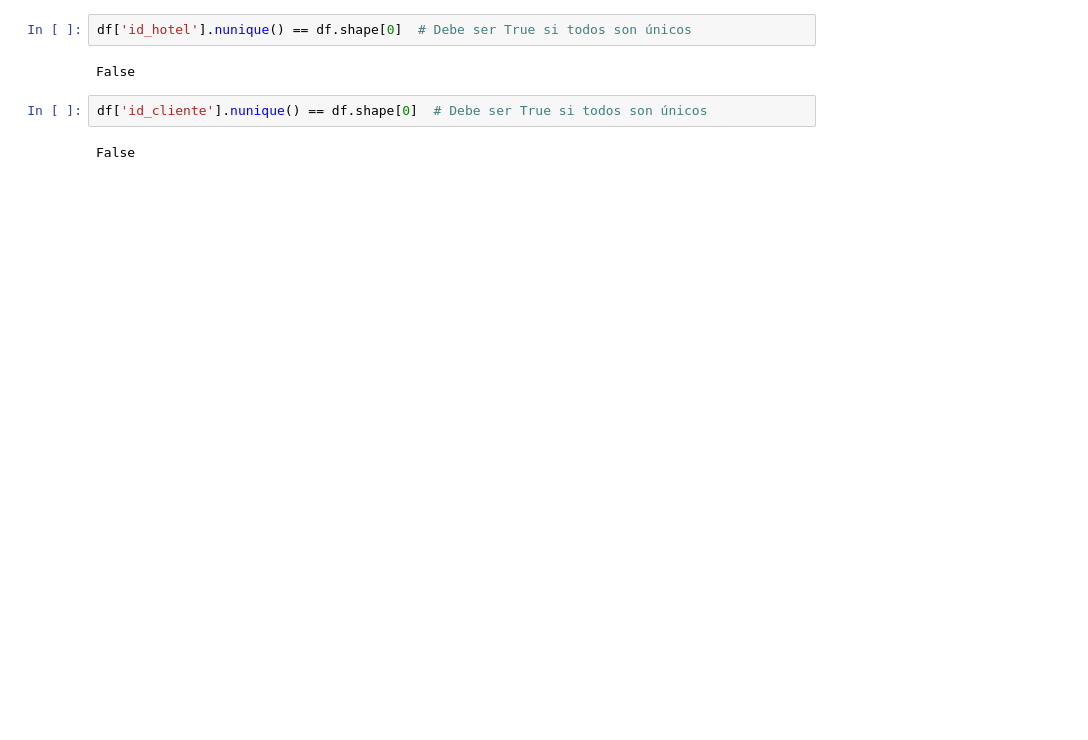
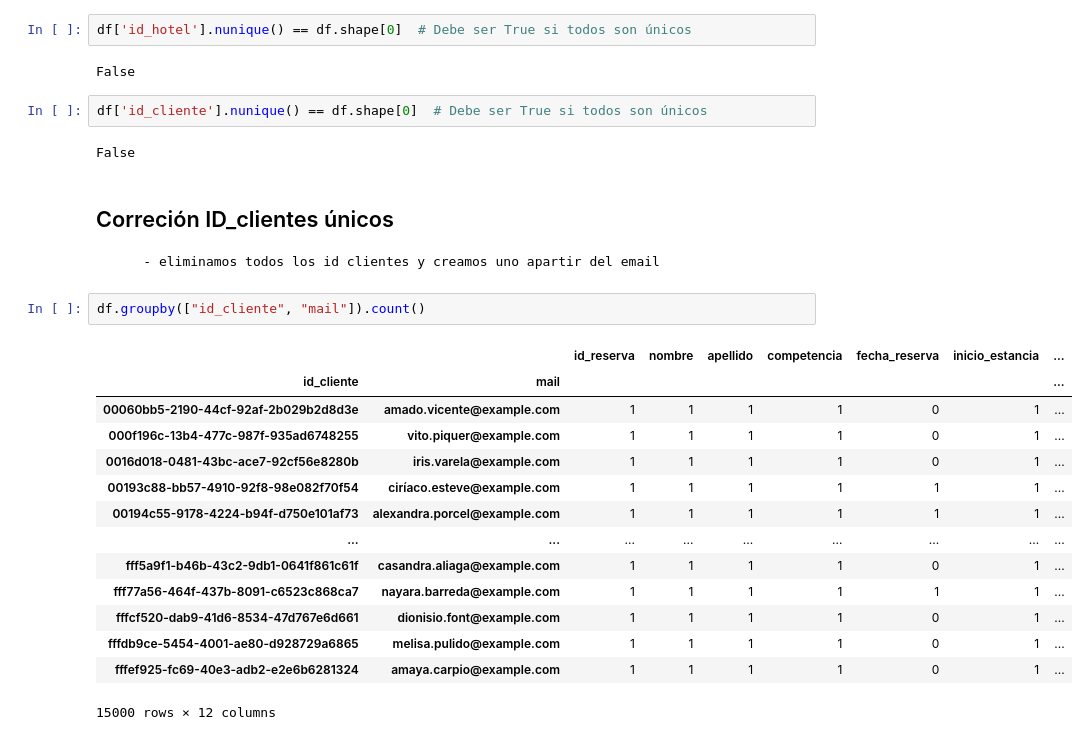
Before and after one commit to marta-ba/ETL_IBIShotels, a Jupyter notebook: jupyters/eda.ipynb, the cells around one changed output. Saved outputs shown, nothing was run; the diff lists cells and outputs as text; blank space fills up the shorter version.

```diff
--- a/jupyters/eda.ipynb
+++ b/jupyters/eda.ipynb
@@ -502,3 +447,24 @@ False
 df['id_cliente'].nunique() == df.shape[0]  # Debe ser True si todos son únicos
 # %% [output]
 False
+# %% [markdown]
+## Correción ID_clientes únicos
+
+        - eliminamos todos los id clientes y creamos uno apartir del email
+# %%
+df.groupby(["id_cliente", "mail"]).count()
+# %% [output]
+|  |  | id_reserva | nombre | apellido | competencia | fecha_reserva | inicio_estancia | ... |
+| id_cliente | mail |  |  |  |  |  |  | ... |
+| 00060bb5-2190-44cf-92af-2b029b2d8d3e | amado.vicente@example.com | 1 | 1 | 1 | 1 | 0 | 1 | ... |
+| 000f196c-13b4-477c-987f-935ad6748255 | vito.piquer@example.com | 1 | 1 | 1 | 1 | 0 | 1 | ... |
+| 0016d018-0481-43bc-ace7-92cf56e8280b | iris.varela@example.com | 1 | 1 | 1 | 1 | 0 | 1 | ... |
+| 00193c88-bb57-4910-92f8-98e082f70f54 | ciríaco.esteve@example.com | 1 | 1 | 1 | 1 | 1 | 1 | ... |
+| 00194c55-9178-4224-b94f-d750e101af73 | alexandra.porcel@example.com | 1 | 1 | 1 | 1 | 1 | 1 | ... |
+| ... | ... | ... | ... | ... | ... | ... | ... | ... |
+| fff5a9f1-b46b-43c2-9db1-0641f861c61f | casandra.aliaga@example.com | 1 | 1 | 1 | 1 | 0 | 1 | ... |
+| fff77a56-464f-437b-8091-c6523c868ca7 | nayara.barreda@example.com | 1 | 1 | 1 | 1 | 1 | 1 | ... |
+| fffcf520-dab9-41d6-8534-47d767e6d661 | dionisio.font@example.com | 1 | 1 | 1 | 1 | 0 | 1 | ... |
+| fffdb9ce-5454-4001-ae80-d928729a6865 | melisa.pulido@example.com | 1 | 1 | 1 | 1 | 0 | 1 | ... |
+| fffef925-fc69-40e3-adb2-e2e6b6281324 | amaya.carpio@example.com | 1 | 1 | 1 | 1 | 0 | 1 | ... |
+15000 rows × 12 columns
```
Also changed, not shown: parts of 15 cells of this notebook, 5 other files.
